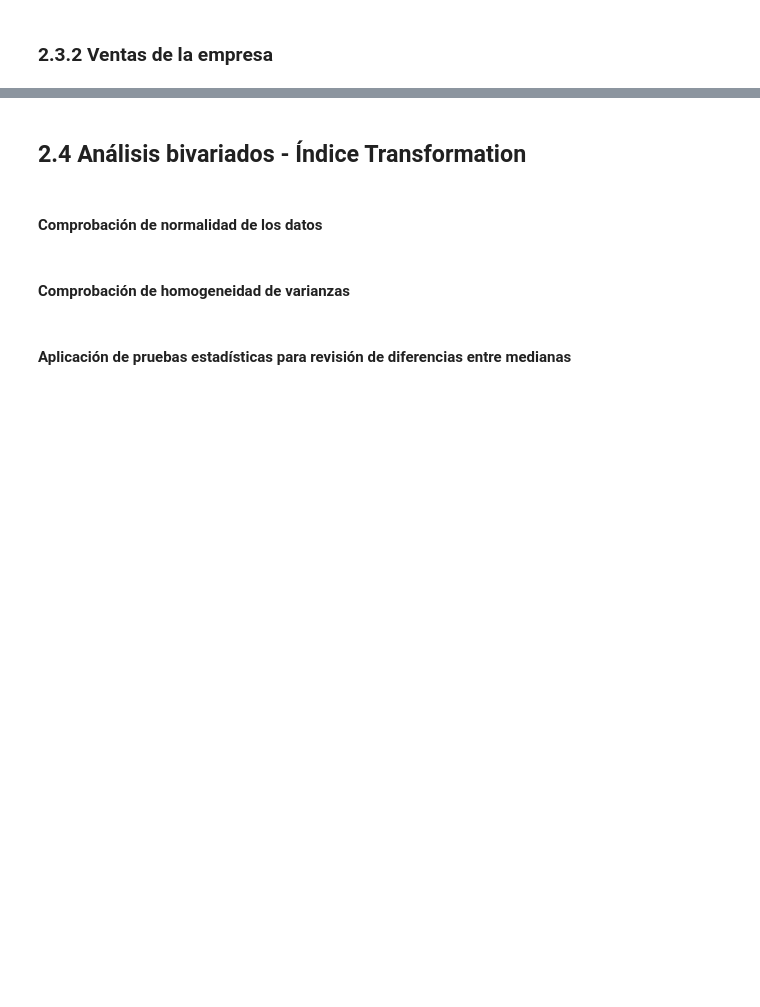
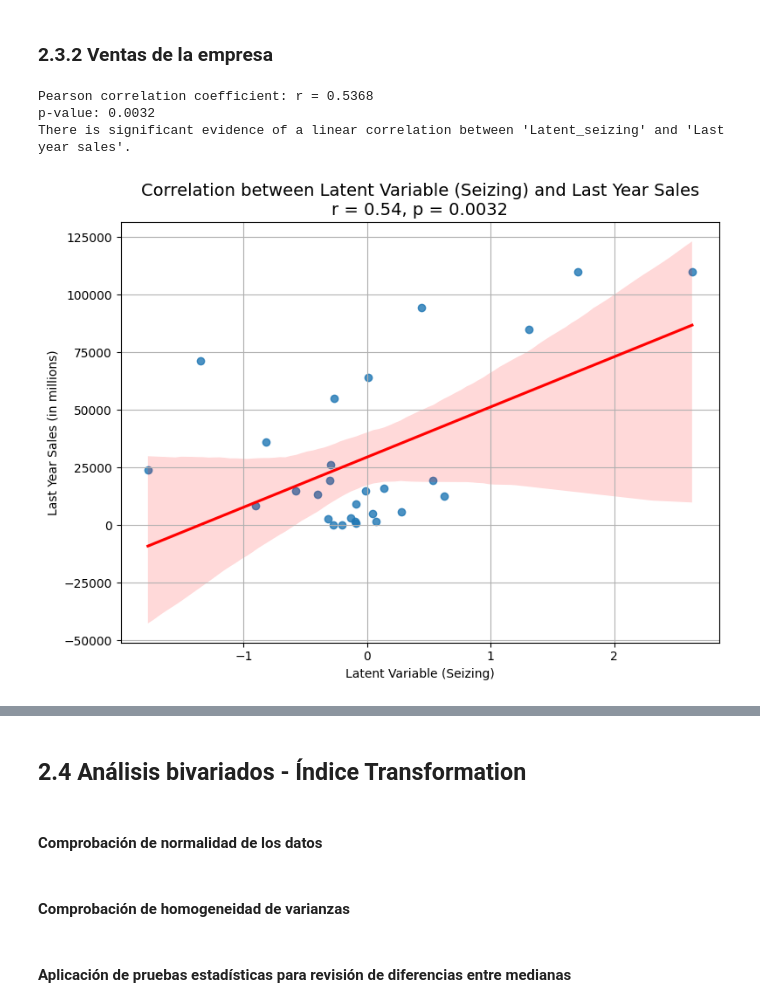
Before and after one commit to AlejaGuz/orange, a Jupyter notebook: Notebook_AFO_LFM_v4.ipynb, the cells around one changed output, grey strips where cells are left out. Drawn from its saved outputs; the diff is of its cells as text; code cells hidden in the pictures; blank space fills up the shorter version.

```diff
--- a/Notebook_AFO_LFM_v4.ipynb
+++ b/Notebook_AFO_LFM_v4.ipynb
@@ -1977,3 +2035,45 @@ plt.show()
+# %%
+import seaborn as sns
+import matplotlib.pyplot as plt
+from sklearn.linear_model import LinearRegression
+from sklearn.metrics import r2_score
+from scipy.stats import pearsonr
+
+# Copia del dataframe
+df_plot = df_analysis_multivariate_final.copy()
+
+# Variables específicas
+x_var = "Latent_seizing"
+y_var = "Last year sales"
+
+# Cálculo del coeficiente de correlación de Pearson
+r, p_value = pearsonr(df_plot[x_var], df_plot[y_var])
+
+# Resultados
+print(f"Pearson correlation coefficient: r = {r:.4f}")
+print(f"p-value: {p_value:.4f}")
+
+# Interpretación
+alpha = 0.05
+if p_value < alpha:
+    print(f"There is significant evidence of a linear correlation between '{x_var}' and '{y_var}'.")
+else:
+    print(f"No significant evidence of a linear correlation was found between '{x_var}' and '{y_var}'.")
+
+# Gráfico con línea de regresión y banda de confianza
+plt.figure(figsize=(8, 6))
+sns.regplot(data=df_plot, x=x_var, y=y_var, ci=95, line_kws={'color': 'red'})
+plt.title(f"Correlation between Latent Variable (Seizing) and Last Year Sales\nr = {r:.2f}, p = {p_value:.4f}", fontsize=14)
+plt.xlabel("Latent Variable (Seizing)")
+plt.ylabel("Last Year Sales (in millions)")
+plt.grid(True)
+plt.tight_layout()
+plt.show()
+# %% [output]
+Pearson correlation coefficient: r = 0.5368
+p-value: 0.0032
+There is significant evidence of a linear correlation between 'Latent_seizing' and 'Last year sales'.
+[figure, added]
 # %%
 df_promedio_empresa_corr=df_analysis_multivariate_final.copy()
 
```
Also changed, not shown: parts of 135 cells of this notebook, 3 other files.
